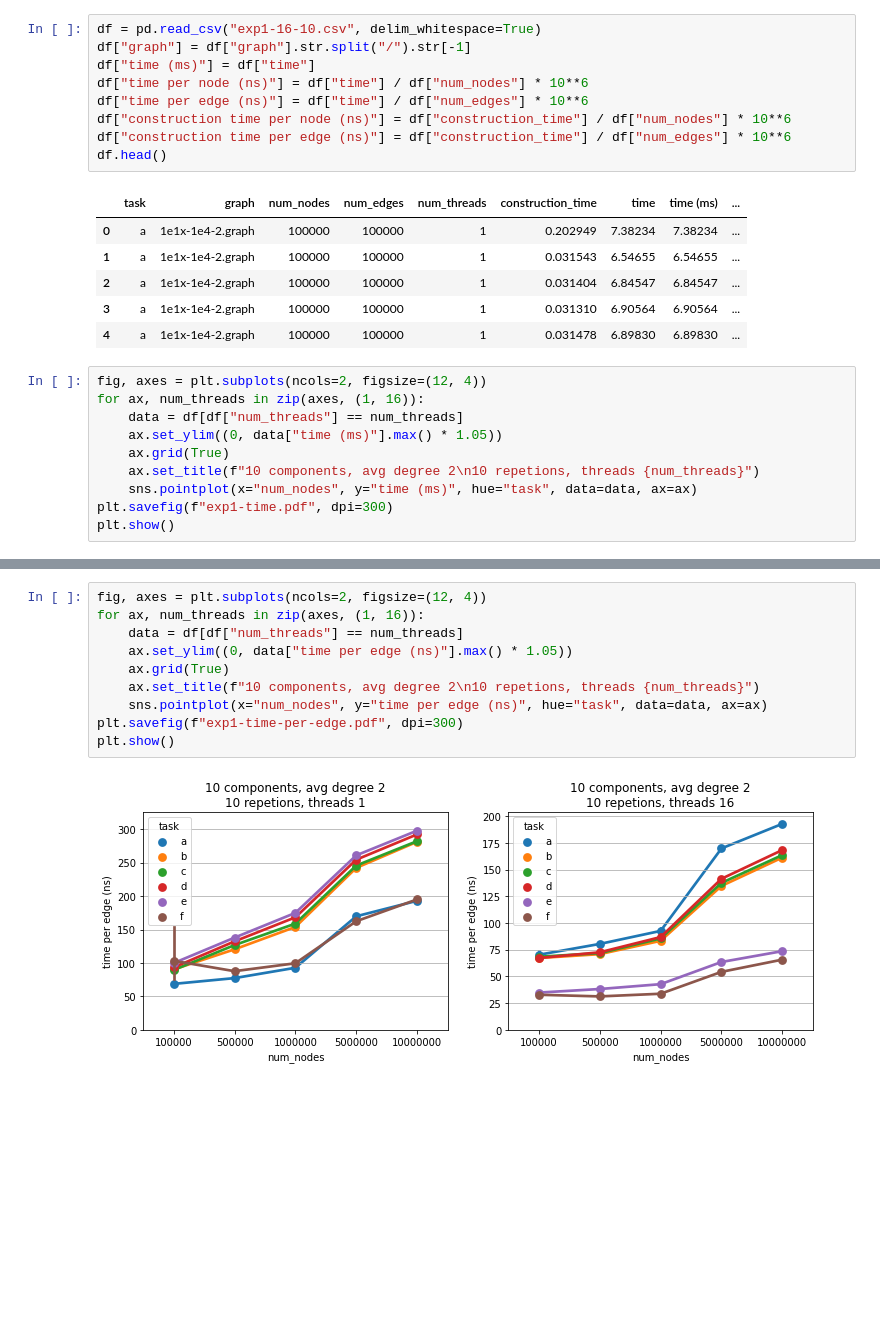
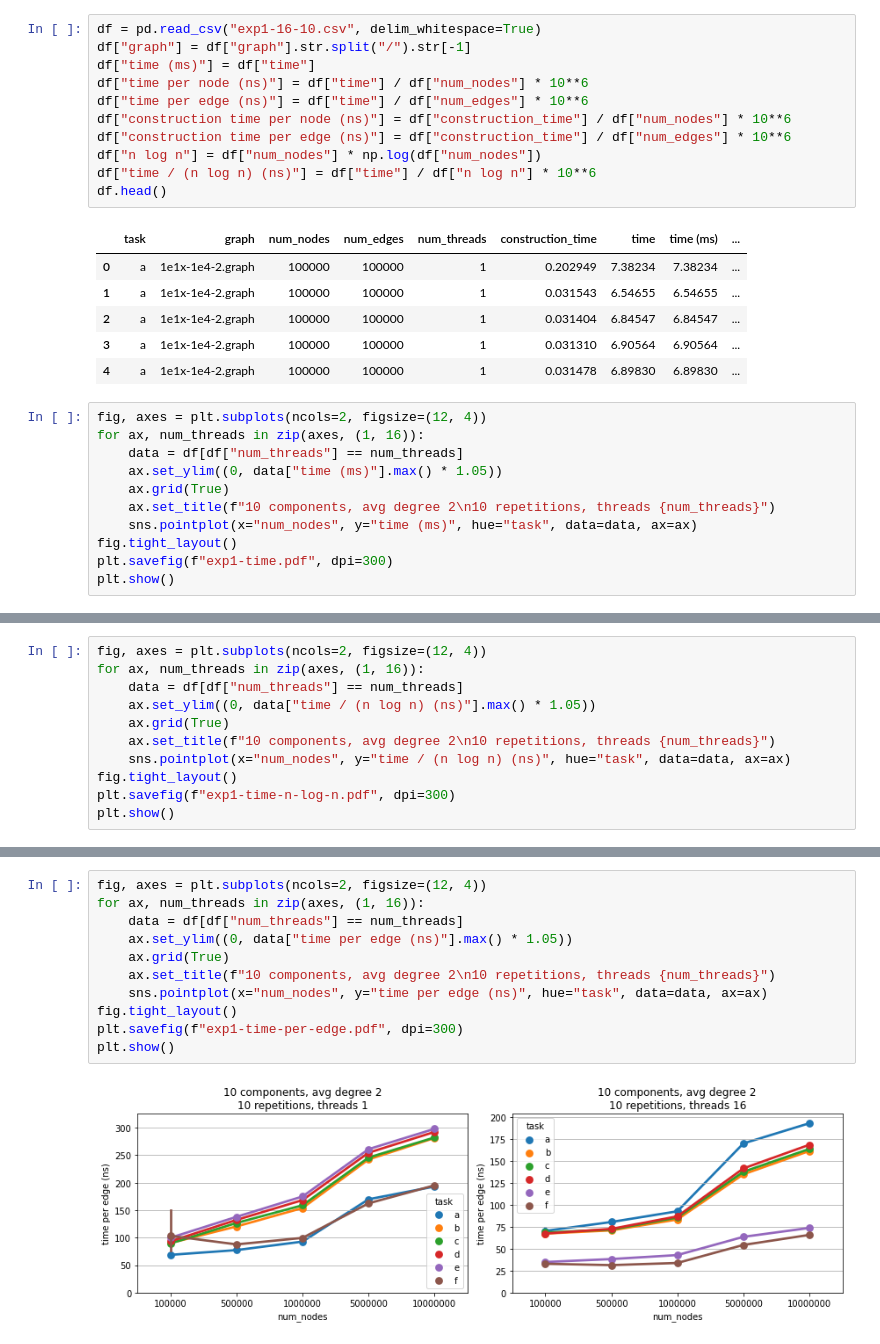
Before and after one commit to jonasspinner/21wt-lab-efficient-parallel-cpp, a Jupyter notebook: exercise3/eval/Dynamic Connectivity.ipynb, the cells around one changed output, grey strips where cells are left out. Drawn from its saved outputs; the diff is of its cells as text; blank space fills up the shorter version.

```diff
--- a/exercise3/eval/Dynamic Connectivity.ipynb
+++ b/exercise3/eval/Dynamic Connectivity.ipynb
@@ -11,6 +11,8 @@ df["time per node (ns)"] = df["time"] / df["num_nodes"] * 10**6
 df["time per edge (ns)"] = df["time"] / df["num_edges"] * 10**6
 df["construction time per node (ns)"] = df["construction_time"] / df["num_nodes"] * 10**6
 df["construction time per edge (ns)"] = df["construction_time"] / df["num_edges"] * 10**6
+df["n log n"] = df["num_nodes"] * np.log(df["num_nodes"])
+df["time / (n log n) (ns)"] = df["time"] / df["n log n"] * 10**6
 df.head()
 # %% [output]
 |  | task | graph | num_nodes | num_edges | num_threads | construction_time | time | time (ms) | ... |
@@ -25,8 +27,9 @@ for ax, num_threads in zip(axes, (1, 16)):
     data = df[df["num_threads"] == num_threads]
     ax.set_ylim((0, data["time (ms)"].max() * 1.05))
     ax.grid(True)
-    ax.set_title(f"10 components, avg degree 2\n10 repetions, threads {num_threads}")
+    ax.set_title(f"10 components, avg degree 2\n10 repetitions, threads {num_threads}")
     sns.pointplot(x="num_nodes", y="time (ms)", hue="task", data=data, ax=ax)
+fig.tight_layout()
 plt.savefig(f"exp1-time.pdf", dpi=300)
 plt.show()
 # %% [output]
@@ -33,0 +37,11 @@ plt.show()
+# %%
+fig, axes = plt.subplots(ncols=2, figsize=(12, 4))
+for ax, num_threads in zip(axes, (1, 16)):
+    data = df[df["num_threads"] == num_threads]
+    ax.set_ylim((0, data["time / (n log n) (ns)"].max() * 1.05))
+    ax.grid(True)
+    ax.set_title(f"10 components, avg degree 2\n10 repetitions, threads {num_threads}")
+    sns.pointplot(x="num_nodes", y="time / (n log n) (ns)", hue="task", data=data, ax=ax)
+fig.tight_layout()
+plt.savefig(f"exp1-time-n-log-n.pdf", dpi=300)
+plt.show()
@@ -34,15 +50,16 @@ plt.show()
 # %%
 fig, axes = plt.subplots(ncols=2, figsize=(12, 4))
 for ax, num_threads in zip(axes, (1, 16)):
     data = df[df["num_threads"] == num_threads]
     ax.set_ylim((0, data["time per edge (ns)"].max() * 1.05))
     ax.grid(True)
-    ax.set_title(f"10 components, avg degree 2\n10 repetions, threads {num_threads}")
+    ax.set_title(f"10 components, avg degree 2\n10 repetitions, threads {num_threads}")
     sns.pointplot(x="num_nodes", y="time per edge (ns)", hue="task", data=data, ax=ax)
+fig.tight_layout()
 plt.savefig(f"exp1-time-per-edge.pdf", dpi=300)
 plt.show()
 # %% [output]
-[figure, old version]
+[figure, new version]
 # %%
 fig, axes = plt.subplots(ncols=2, figsize=(12, 4))
 for ax, num_threads in zip(axes, (1, 16)):
```
Also changed, not shown: parts of 9 cells of this notebook, 15 other files.
